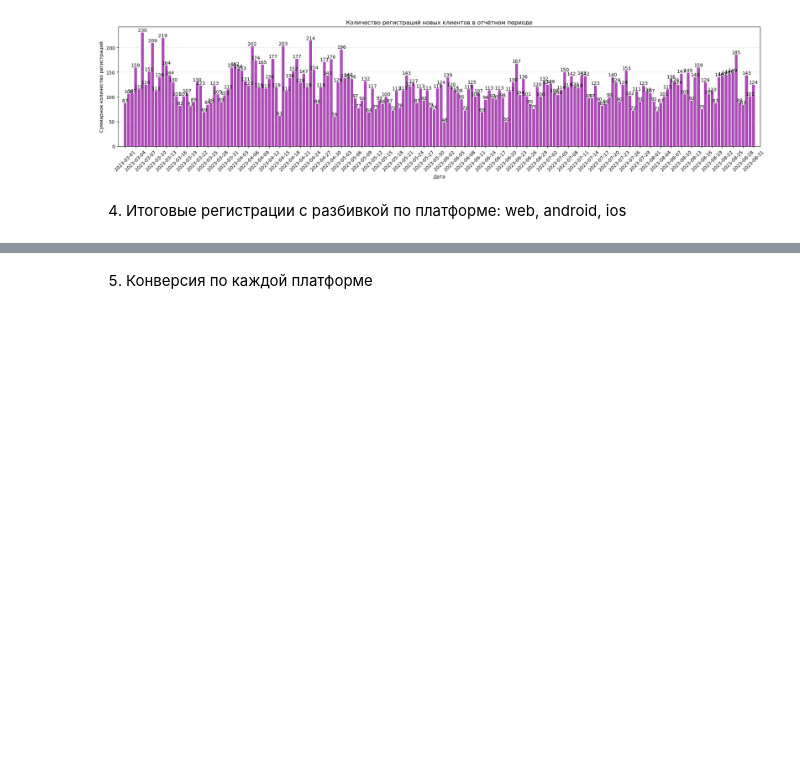
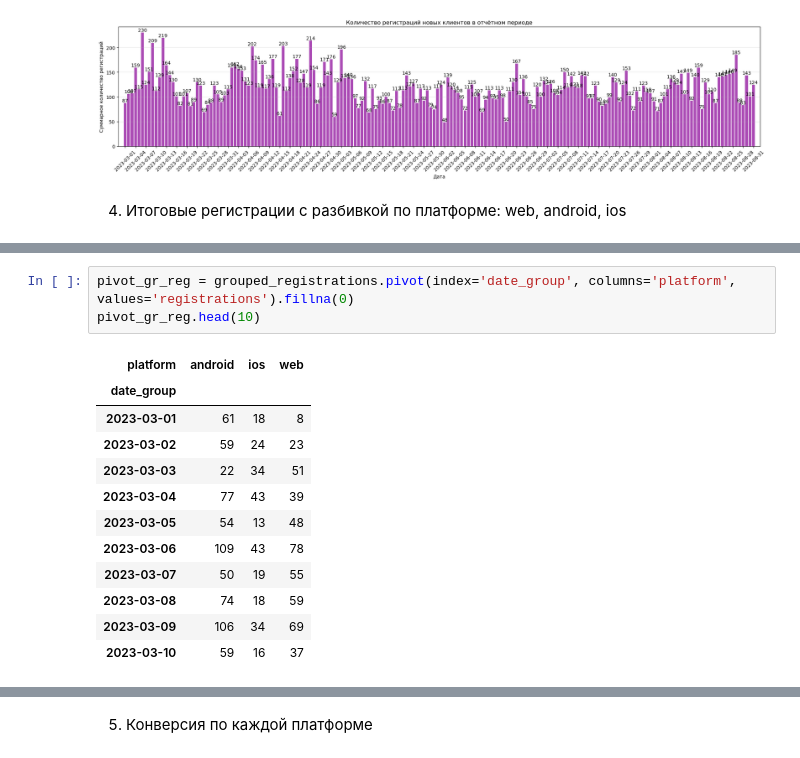
Before and after one commit to Vbhfbk/data-analytics-project-100, a Jupyter notebook: charts_project.ipynb, the cells around one changed output, grey strips where cells are left out. Drawn from its saved outputs; the diff is of its cells as text; blank space fills up the shorter version.

```diff
--- a/charts_project.ipynb
+++ b/charts_project.ipynb
@@ -386 +408,17 @@ grouped_registrations = grouped_registrations.reset_index()
+# %%
+pivot_gr_reg = grouped_registrations.pivot(index='date_group', columns='platform', values='registrations').fillna(0)
+pivot_gr_reg.head(10)
+# %% [output]
+| platform | android | ios | web |
+| date_group |  |  |  |
+| 2023-03-01 | 61 | 18 | 8 |
+| 2023-03-02 | 59 | 24 | 23 |
+| 2023-03-03 | 22 | 34 | 51 |
+| 2023-03-04 | 77 | 43 | 39 |
+| 2023-03-05 | 54 | 13 | 48 |
+| 2023-03-06 | 109 | 43 | 78 |
+| 2023-03-07 | 50 | 19 | 55 |
+| 2023-03-08 | 74 | 18 | 59 |
+| 2023-03-09 | 106 | 34 | 69 |
+| 2023-03-10 | 59 | 16 | 37 |
 # %%
```
Also changed, not shown: parts of 9 cells of this notebook.
